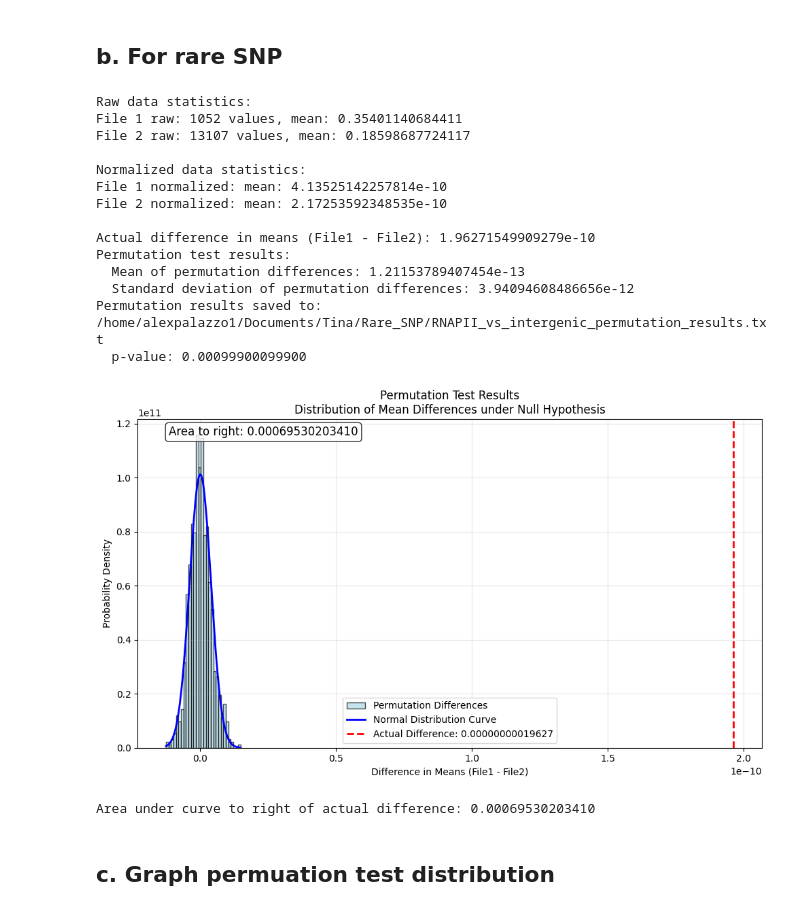
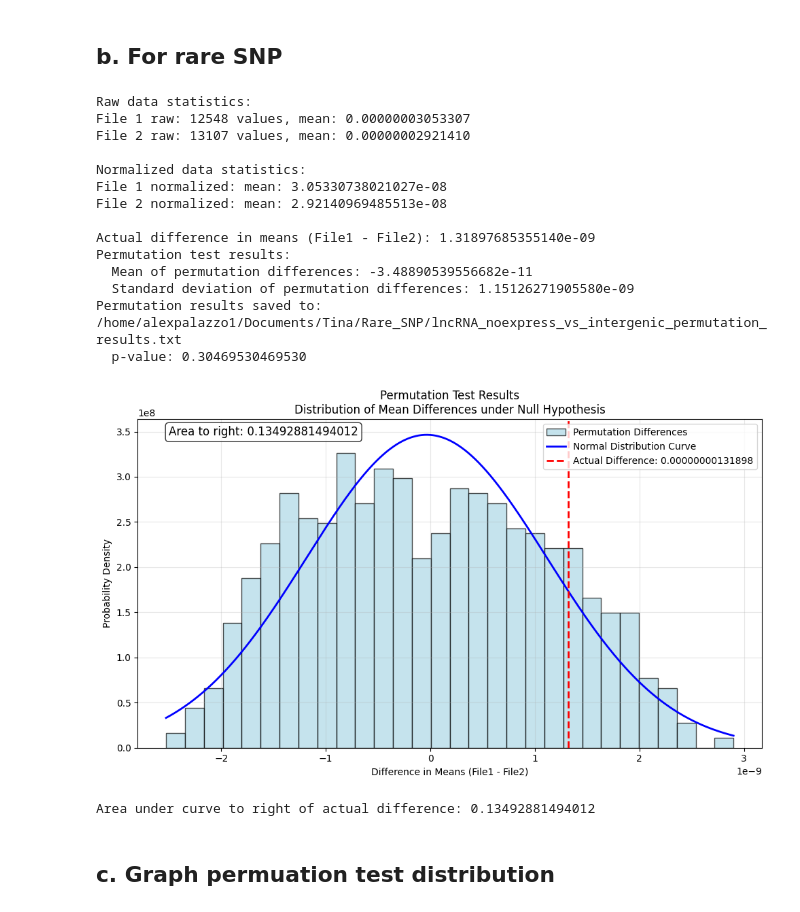
Before and after one commit to tinaqiu221/TSS_hypermutation, a Jupyter notebook: Stats_test.ipynb, the cells around one changed output. Drawn from its saved outputs; the diff is of its cells as text; code cells hidden in the pictures.

```diff
--- a/Stats_test.ipynb
+++ b/Stats_test.ipynb
@@ -265,7 +379,7 @@ import pandas as pd
 from scipy.stats import ranksums
 
 # Load the dataset from the file
-file_path = '/home/alexpalazzo1/Documents/Tina/DNM/Decode/decode_dnm_GRCh38_random_intergenic_mapped_noindel_coded_count_per_gene_200.txt'  # Replace with your actual file name
+file_path = 'lncRNA/results/rareSNP_mapped_lncrna_non_testis_strand_complement_coded_count_per_gene_100.txt'  # Replace with your actual file name
 data = pd.read_csv(file_path, sep='\t')  # Using tab separator since it's tab-delimited
 
 # Extract the columns for comparison
@@ -793,7 +1057,7 @@ def permutation_test(data1, data2, n_permutations=1000):
 
     return actual_diff, np.array(permutation_diffs)
 
-def save_permutation_results(permutation_diffs, actual_diff, filename="RNAPII_vs_intergenic_permutation_results.txt"):
+def save_permutation_results(permutation_diffs, actual_diff, filename="lncRNA_noexpress_vs_intergenic_permutation_results.txt"):
     """Save permutation test results to a file"""
     with open(filename, 'w') as f:
         f.write("Permutation Test Results\n")
@@ -871,7 +1135,7 @@ def plot_permutation_results(permutation_diffs, actual_diff):
 
 def main():
     # Read the two files (replace with your actual filenames)
-    file1 = "/home/alexpalazzo1/Documents/Tina/DNM/Decode/decode_dnm_GRCh38_RNAPII_human_testes_thresholded_intergenic_mapped_noindel_coded_count_per_gene_200.txt"
+    file1 = "/home/alexpalazzo1/Documents/Tina/DNM/Decode/decode_dnm_GRCh38_lncRNA_noexpress_mapped_noindel_coded_count_per_gene_200.txt"
     file2 = "/home/alexpalazzo1/Documents/Tina/DNM/Decode/decode_dnm_GRCh38_random_intergenic_mapped_noindel_coded_count_per_gene_200.txt"
 
     # Read third columns
@@ -899,7 +1163,7 @@ def main():
     print(f"  Standard deviation of permutation differences: {np.std(permutation_diffs):.14e}")
 
     # Save permutation results to file
-    p_value = save_permutation_results(permutation_diffs, actual_diff, "/home/alexpalazzo1/Documents/Tina/DNM/Decode/RNAPII_vs_intergenic_permutation_results.txt")
+    p_value = save_permutation_results(permutation_diffs, actual_diff, "/home/alexpalazzo1/Documents/Tina/DNM/Decode/lncRNA_noexpress_vs_intergenic_permutation_results.txt")
 
     print(f"  p-value: {p_value:.14f}")
 
@@ -954,11 +1218,11 @@ def read_third_column(filename):
 
 def normalize_data1(data):
     """Normalize data1: each value / 200 / 1077 / 5420 / 2"""
-    return data / 100 / 71702 / 119.39443
+    return data
 
 def normalize_data2(data):
     """Normalize data2: each value / 200 / 15000 / 5420 / 2"""
-    return data / 100 / 71702 / 119.39443
+    return data
 
 def permutation_test(data1, data2, n_permutations=1000):
     """Perform permutation test between two datasets"""
@@ -987,7 +1251,7 @@ def permutation_test(data1, data2, n_permutations=1000):
 
     return actual_diff, np.array(permutation_diffs)
 
-def save_permutation_results(permutation_diffs, actual_diff, filename="RNAPII_vs_intergenic_permutation_results.txt"):
+def save_permutation_results(permutation_diffs, actual_diff, filename="lncRNA_noexpress_vs_intergenic_permutation_results.txt"):
     """Save permutation test results to a file"""
     with open(filename, 'w') as f:
         f.write("Permutation Test Results\n")
@@ -1065,8 +1329,8 @@ def plot_permutation_results(permutation_diffs, actual_diff):
 
 def main():
     # Read the two files (replace with your actual filenames)
-    file1 = "/home/alexpalazzo1/Documents/Tina/Rare_SNP/rareSNP_mapped_RNAPII_human_testes_thresholded_intergenic_coded_count_per_gene.txt"
-    file2 = "/home/alexpalazzo1/Documents/Tina/Rare_SNP/rareSNP_mapped_intergenic_random_rare_coded_count_per_gene.txt"
+    file1 = "/home/alexpalazzo1/Documents/Tina/Rare_SNP/rareSNP_mapped_lncrna_non_testis_strand_complement_coded_count_per_gene_correct.txt"
+    file2 = "/home/alexpalazzo1/Documents/Tina/Rare_SNP/rareSNP_mapped_intergenic_random_rare_coded_count_per_gene_correct.txt"
 
     # Read third columns
     raw_data1 = read_third_column(file1)
@@ -1083,45 +1347,45 @@ def main():
     print("\nNormalized data statistics:")
     print(f"File 1 normalized: mean: {np.mean(data1):.14e}")
     print(f"File 2 normalized: mean: {np.mean(data2):.14e}")
 
     # Perform permutation test
     actual_diff, permutation_diffs = permutation_test(data1, data2, n_permutations=1000)
 
     print(f"\nActual difference in means (File1 - File2): {actual_diff:.14e}")
     print(f"Permutation test results:")
     print(f"  Mean of permutation differences: {np.mean(permutation_diffs):.14e}")
     print(f"  Standard deviation of permutation differences: {np.std(permutation_diffs):.14e}")
 
     # Save permutation results to file
-    p_value = save_permutation_results(permutation_diffs, actual_diff, "/home/alexpalazzo1/Documents/Tina/Rare_SNP/RNAPII_vs_intergenic_permutation_results.txt")
+    p_value = save_permutation_results(permutation_diffs, actual_diff, "/home/alexpalazzo1/Documents/Tina/Rare_SNP/lncRNA_noexpress_vs_intergenic_permutation_results.txt")
 
     print(f"  p-value: {p_value:.14f}")
 
     # Plot the results
     area_left = plot_permutation_results(permutation_diffs, actual_diff)
     print(f"Area under curve to right of actual difference: {1-area_left:.14f}")
 
     return permutation_diffs, actual_diff, data1, data2
 
 if __name__ == "__main__":
     permutation_results, actual_diff_value, normalized_data1, normalized_data2 = main()
 # %% [output]
 Raw data statistics:
-File 1 raw: 1052 values, mean: 0.35401140684411
-File 2 raw: 13107 values, mean: 0.18598687724117
+File 1 raw: 12548 values, mean: 0.00000003053307
+File 2 raw: 13107 values, mean: 0.00000002921410
 
 Normalized data statistics:
-File 1 normalized: mean: 4.13525142257814e-10
-File 2 normalized: mean: 2.17253592348535e-10
+File 1 normalized: mean: 3.05330738021027e-08
+File 2 normalized: mean: 2.92140969485513e-08
 
-Actual difference in means (File1 - File2): 1.96271549909279e-10
+Actual difference in means (File1 - File2): 1.31897685355140e-09
 Permutation test results:
-  Mean of permutation differences: 1.21153789407454e-13
-  Standard deviation of permutation differences: 3.94094608486656e-12
-Permutation results saved to: /home/alexpalazzo1/Documents/Tina/Rare_SNP/RNAPII_vs_intergenic_permutation_results.txt
-  p-value: 0.00099900099900
+  Mean of permutation differences: -3.48890539556682e-11
+  Standard deviation of permutation differences: 1.15126271905580e-09
+Permutation results saved to: /home/alexpalazzo1/Documents/Tina/Rare_SNP/lncRNA_noexpress_vs_intergenic_permutation_results.txt
+  p-value: 0.30469530469530
-[figure, old version]
+[figure, new version]
-Area under curve to right of actual difference: 0.00069530203410
+Area under curve to right of actual difference: 0.13492881494012
 # %% [markdown]
 ## c. Graph permuation test distribution
 # %% [markdown]
```
Also changed, not shown: parts of 13 cells of this notebook.
